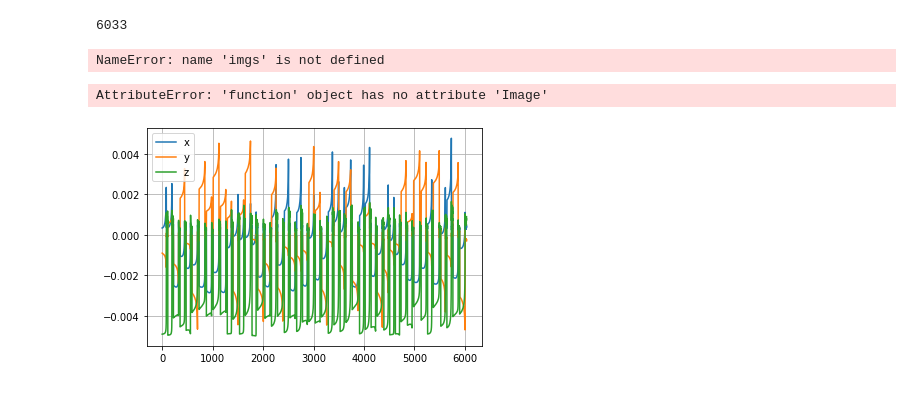
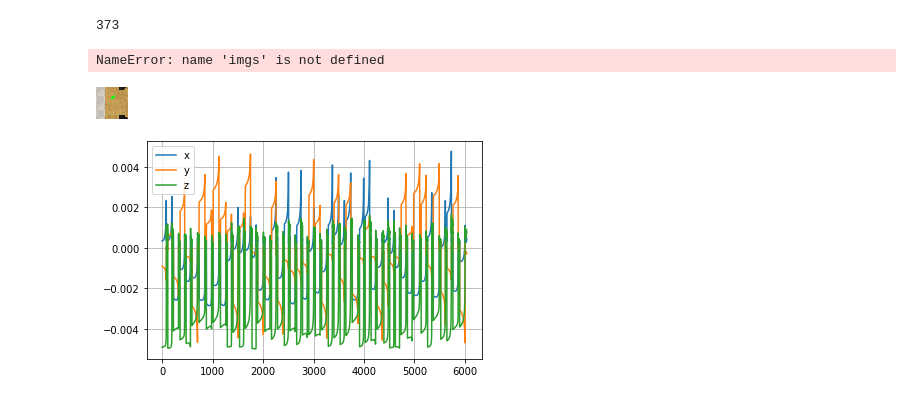
Before and after one commit to huber2/msc_project, a Jupyter notebook: analysis/videos_of_demo.ipynb, the cells around one changed output. Cells and saved outputs as stored; diff of their text form; code cells hidden in the pictures.

```diff
--- a/analysis/videos_of_demo.ipynb
+++ b/analysis/videos_of_demo.ipynb
@@ -31,9 +31,8 @@ for i in range(3):
 # %%
-xint = np.array(x_data * 255, dtype=np.uint8)
-imgs = [Image.fromarray(i) for i in xint]
+imgs = [Image.fromarray(i) for i in x_data]
 print(len(imgs))
 # %% [output]
-6033
+373
 # %%
 for i in range(len(imgs)):
     plt.figure(i)
@@ -45,7 +44,7 @@ imgs[0].save('../data/16x16_48_trajectories.gif', save_all=True, append_images=i
 # %%
-display.Image('../data/16x16_2sides.gif')
+display.Image('../data/yellow_test.gif')
 # %% [output]
-AttributeError: 'function' object has no attribute 'Image'
+[figure, added]
 # %%
 y = x['demo_action_sequences']
 # %%
```
Also changed, not shown: parts of 5 cells of this notebook, 10 other files.
